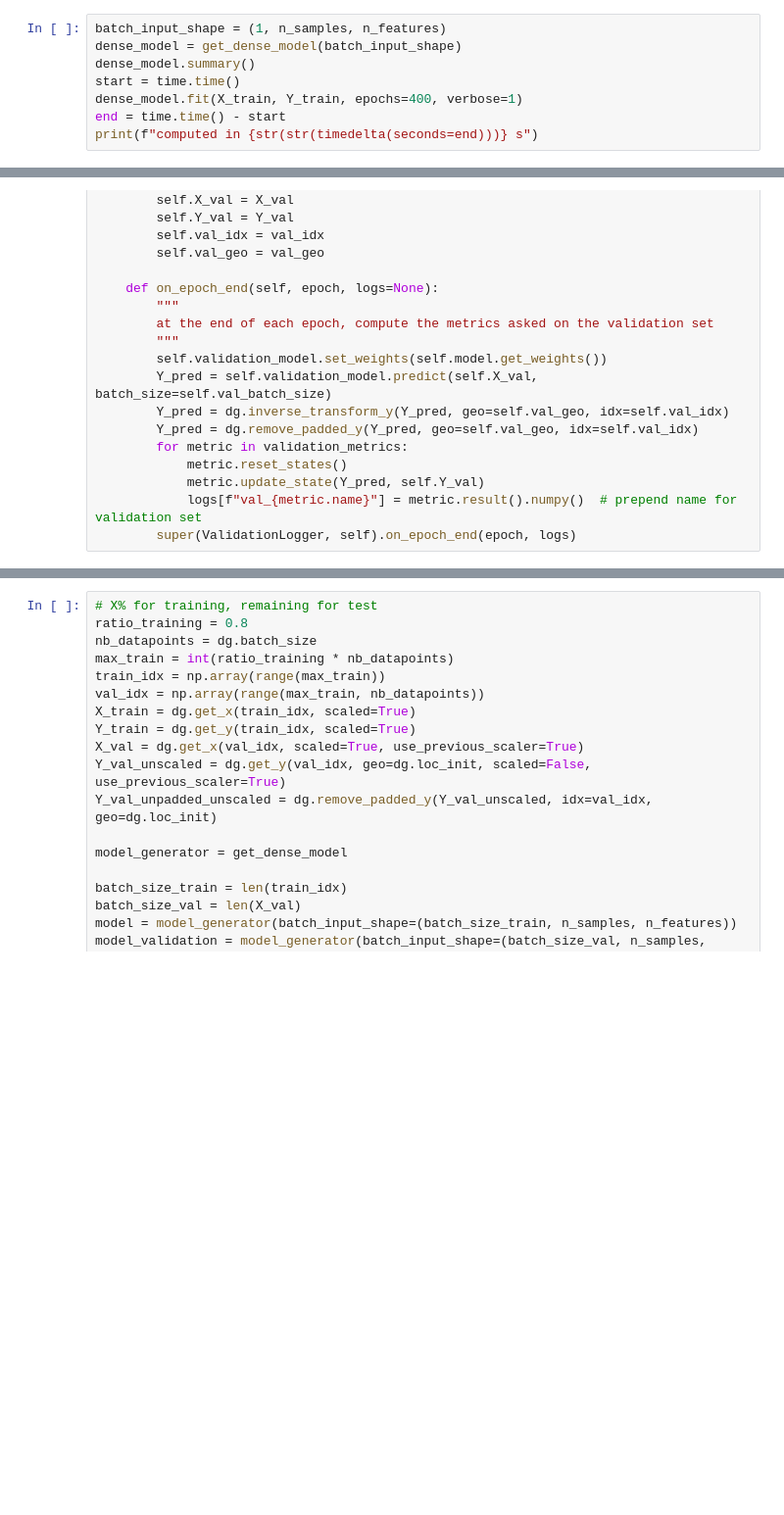
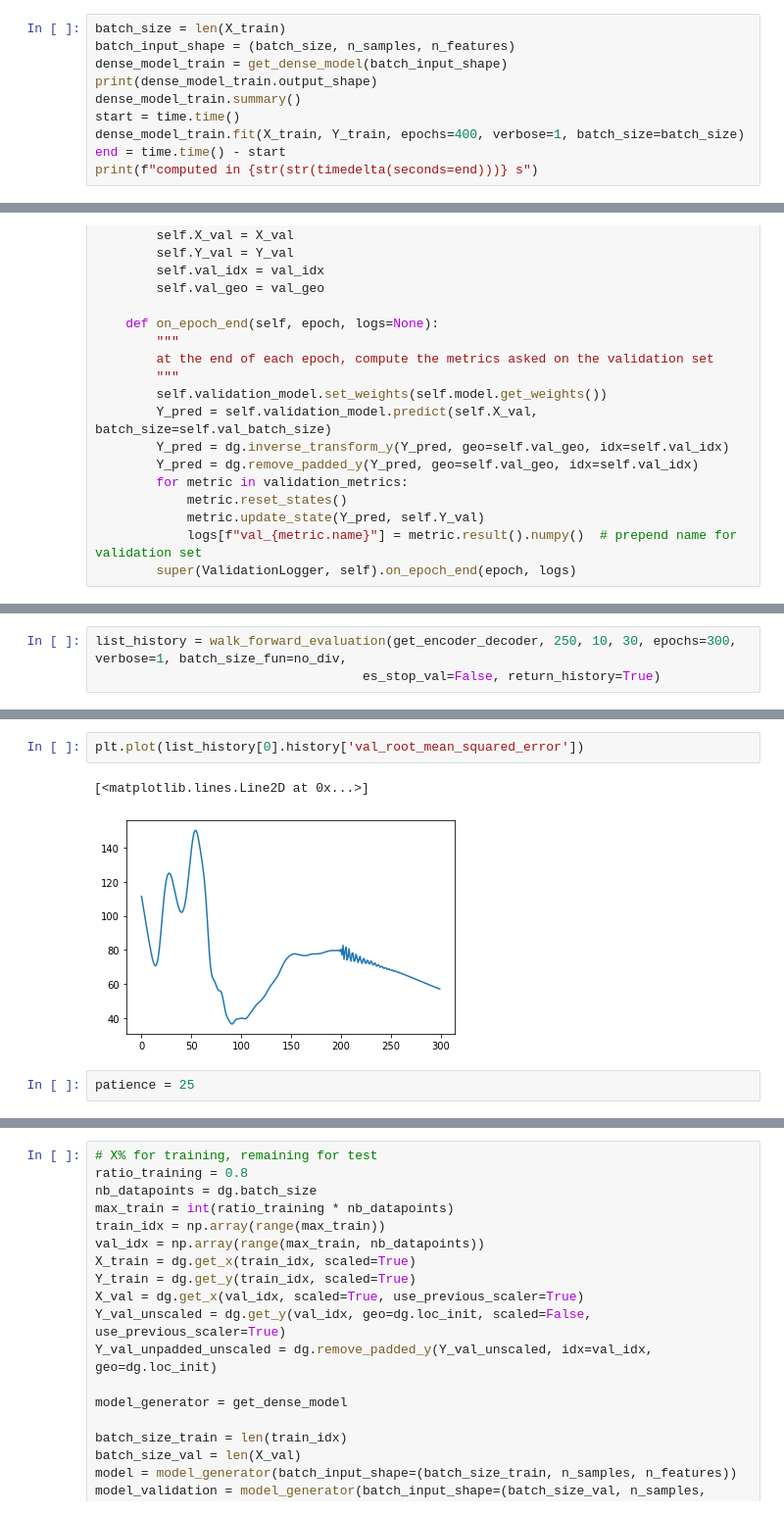
Before and after one commit to gerardmargaux/CovidThesis, a Jupyter notebook: src/LSTM-GPU.ipynb, the cells around one changed output, grey strips where cells are left out. Shown at 98% size. Saved outputs shown, nothing was run; the diff lists cells and outputs as text; blank space fills up the shorter version.

```diff
--- a/src/LSTM-GPU.ipynb
+++ b/src/LSTM-GPU.ipynb
@@ -371,11 +469,13 @@ print(np.mean(abs(Y_predicted_unpadded_unscaled - Y_test_unpadded_unscaled), axi
 # %% [markdown]
 ### Dense model
 # %%
-batch_input_shape = (1, n_samples, n_features)
-dense_model = get_dense_model(batch_input_shape)
-dense_model.summary()
+batch_size = len(X_train)
+batch_input_shape = (batch_size, n_samples, n_features)
+dense_model_train = get_dense_model(batch_input_shape)
+print(dense_model_train.output_shape)
+dense_model_train.summary()
 start = time.time()
-dense_model.fit(X_train, Y_train, epochs=400, verbose=1)
+dense_model_train.fit(X_train, Y_train, epochs=400, verbose=1, batch_size=batch_size)
 end = time.time() - start
 print(f"computed in {str(str(timedelta(seconds=end)))} s")
 # %% [output]
@@ -679,0 +931,3 @@ df_errors = walk_forward_evaluation(get_dense_model, 250, 10, 30, epochs=300, ve
+# %%
+list_history = walk_forward_evaluation(get_encoder_decoder, 250, 10, 30, epochs=300, verbose=1, batch_size_fun=no_div,
+                                   es_stop_val=False, return_history=True)
@@ -680,3 +1026,10 @@ df_errors = walk_forward_evaluation(get_dense_model, 250, 10, 30, epochs=300, ve
+# %%
+plt.plot(list_history[0].history['val_root_mean_squared_error'])
+# %% [output]
+[<matplotlib.lines.Line2D at 0x...>]
+[figure, added]
+# %%
+patience = 25
 # %%
 df_errors = walk_forward_evaluation_untrainable(get_baseline, 250, 10, 30, verbose=0)
 # %% [output]
```
Also changed, not shown: parts of 31 cells of this notebook, 1 other file.
